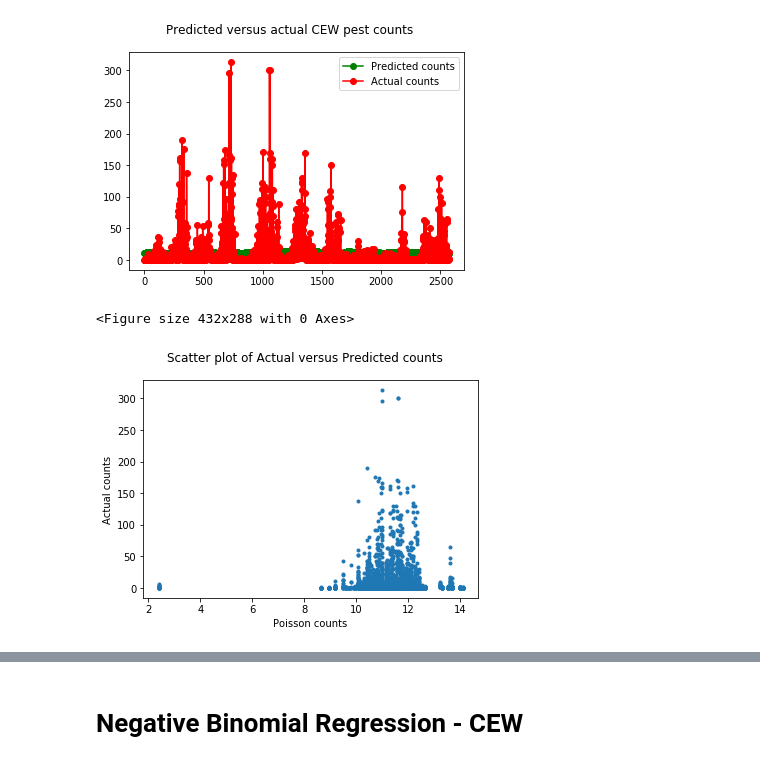
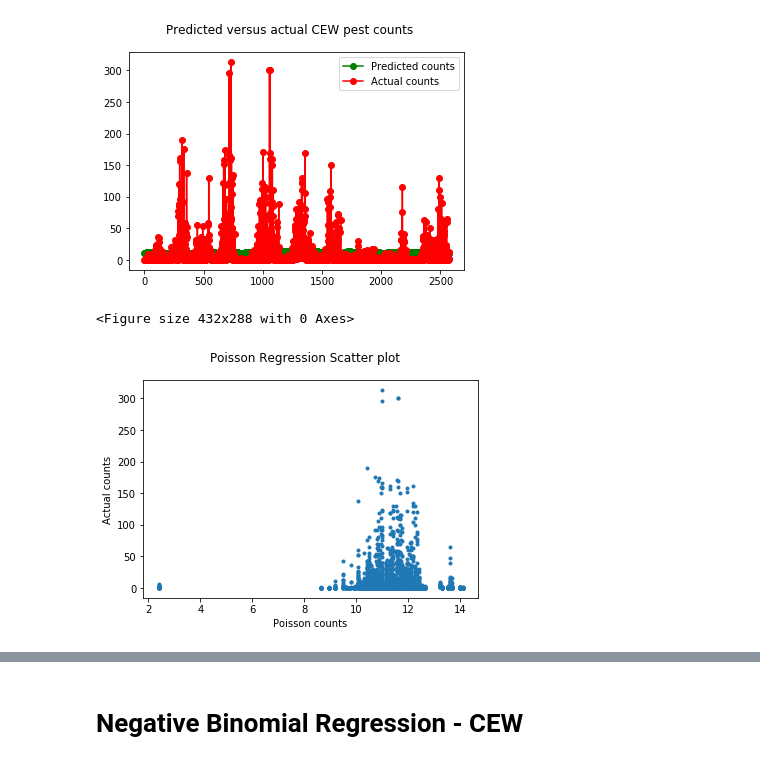
Before and after one commit to ramgautam06/CS898-Masters-Project, a Jupyter notebook: RamGautam_Project.ipynb, the cells around one changed output, grey strips where cells are left out. Drawn from its saved outputs; the diff is of its cells as text; code cells hidden in the pictures.

```diff
--- a/RamGautam_Project.ipynb
+++ b/RamGautam_Project.ipynb
@@ -598,14 +598,14 @@ plt.show()
 # %%
 plt.clf()
 fig = plt.figure()
-fig.suptitle('Scatter plot of Actual versus Predicted counts')
+fig.suptitle('Poisson Regression Scatter plot')
 plt.scatter(x=poisson_count, y=actual_counts, marker='.')
 plt.xlabel('Poisson counts')
 plt.ylabel('Actual counts')
 plt.show()
 # %% [output]
 <Figure size 432x288 with 0 Axes>
-[figure, old version]
+[figure, new version]
 # %%
 #writing dataframe into csv file
 # %%
```
Also changed, not shown: parts of 17 cells of this notebook, 1 other file.
